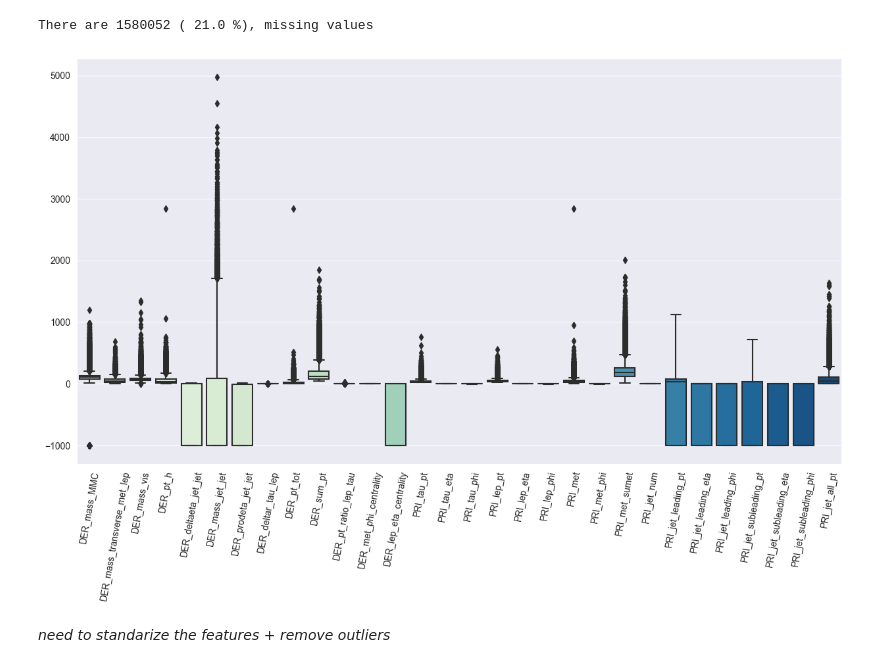
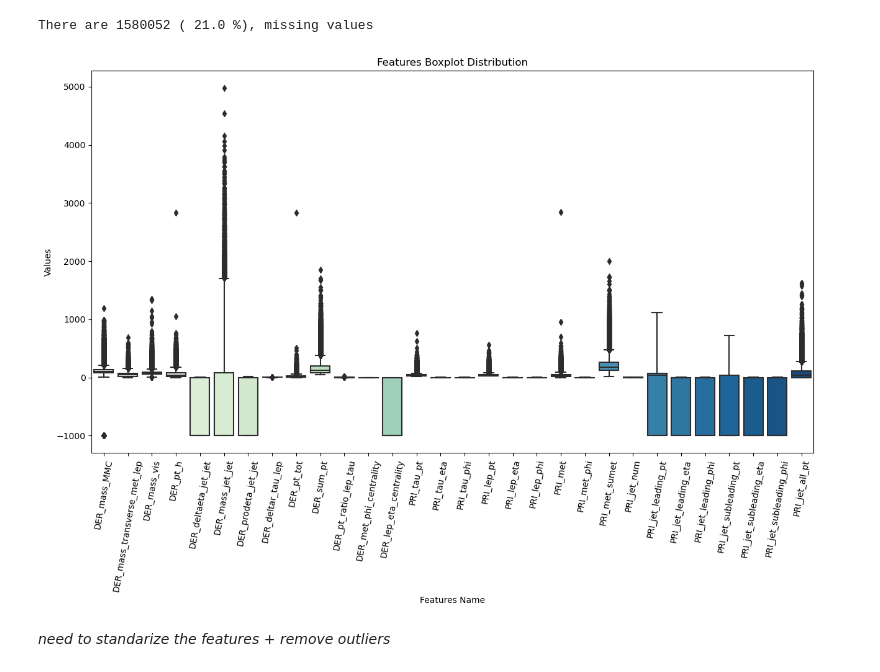
Before and after one commit to Alicia-max/ML--Binary-classification_Higgs-boson-competition, a Jupyter notebook: project/visu.ipynb, the cells around one changed output. Drawn from its saved outputs; the diff is of its cells as text; code cells hidden in the pictures.

```diff
--- a/project/visu.ipynb
+++ b/project/visu.ipynb
@@ -42,13 +51,16 @@ There are 1580052 ( 21.0 %), missing values
 # %%
 palette = sns.color_palette("GnBu", n_colors=30)
 
 
 figure = plt.figure(figsize=(15,8))
 ax = sns.boxplot(data = tX, palette = palette)
 ax.set_xticklabels(features_name, rotation = 80)
+plt.title("Features Boxplot Distribution")
+plt.xlabel('Features Name')
+plt.ylabel('Values')
 plt.show()
 # %% [output]
-[figure, old version]
+[figure, new version]
 # %% [markdown]
 *need to standarize the features + remove outliers*
 # %%
```
Also changed, not shown: parts of 23 cells of this notebook, 5 other files.
